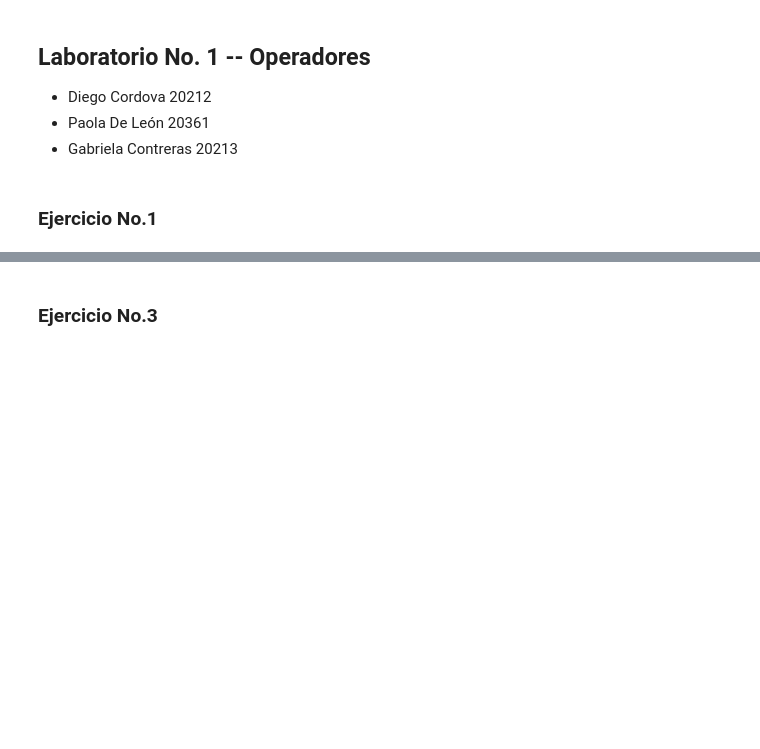
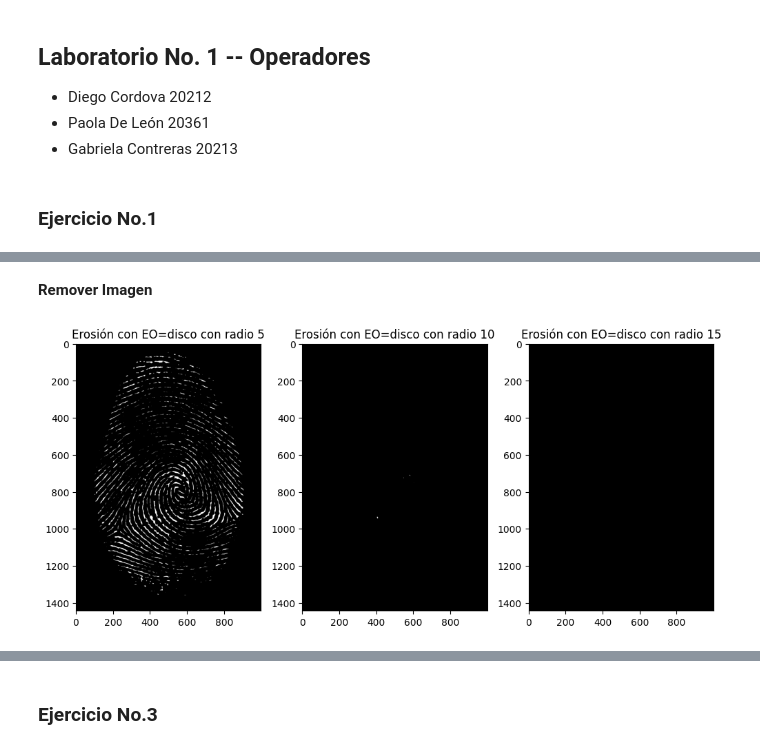
Before and after one commit to Paola-Contreras/lab01-VC, a Jupyter notebook: Lab.ipynb, the cells around one changed output, grey strips where cells are left out. Cells and saved outputs as stored; diff of their text form; code cells hidden in the pictures; blank space fills up the shorter version.

```diff
--- a/Lab.ipynb
+++ b/Lab.ipynb
@@ -9,0 +37,34 @@
+# %% [markdown]
+**Remover Imagen**
+# %%
+from skimage import morphology as mo
+
+# Leer la imagen
+I = imagen_binarizada
+
+# Crear objeto estructurante como disco
+s5 = mo.disk(5)
+s10 = mo.disk(10)
+s15 = mo.disk(15)
+
+# ---- Erosiones ----
+erosion5 = mo.erosion(I, s5)
+erosion10 = mo.erosion(I, s10)
+erosion15 = mo.erosion(I, s15)
+
+# Print de imagenes
+fig, axs = plt.subplots(1, 3, figsize=(10, 5))
+
+axs[0].imshow(erosion5, cmap='gray')
+axs[0].set_title('Erosión con EO=disco con radio 5')
+
+axs[1].imshow(erosion10, cmap='gray')
+axs[1].set_title('Erosión con EO=disco con radio 10')
+
+axs[2].imshow(erosion15, cmap='gray')
+axs[2].set_title('Erosión con EO=disco con radio 15')
+
+plt.tight_layout()
+plt.show()
+# %% [output]
+[figure, added]
```
Also changed, not shown: parts of 6 cells of this notebook, 2 other files.
